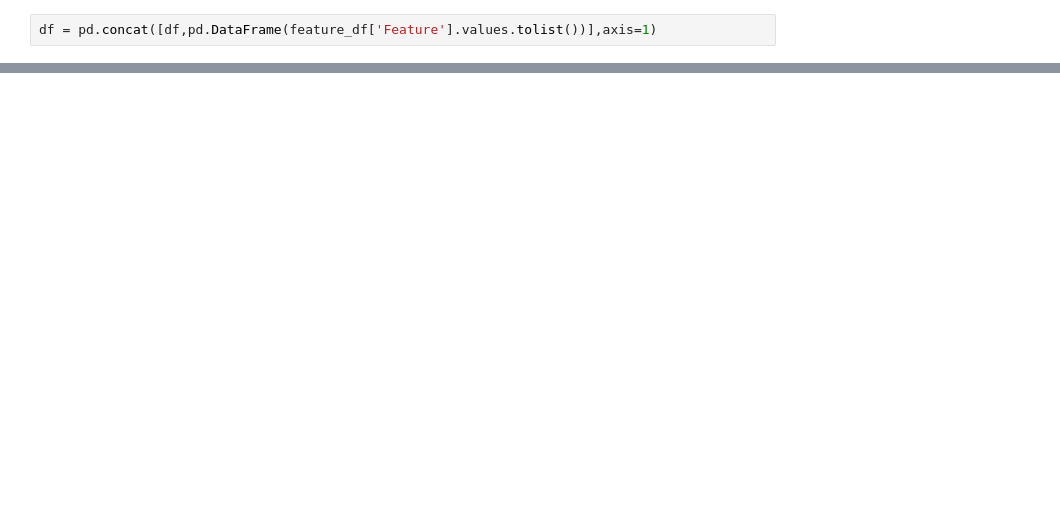
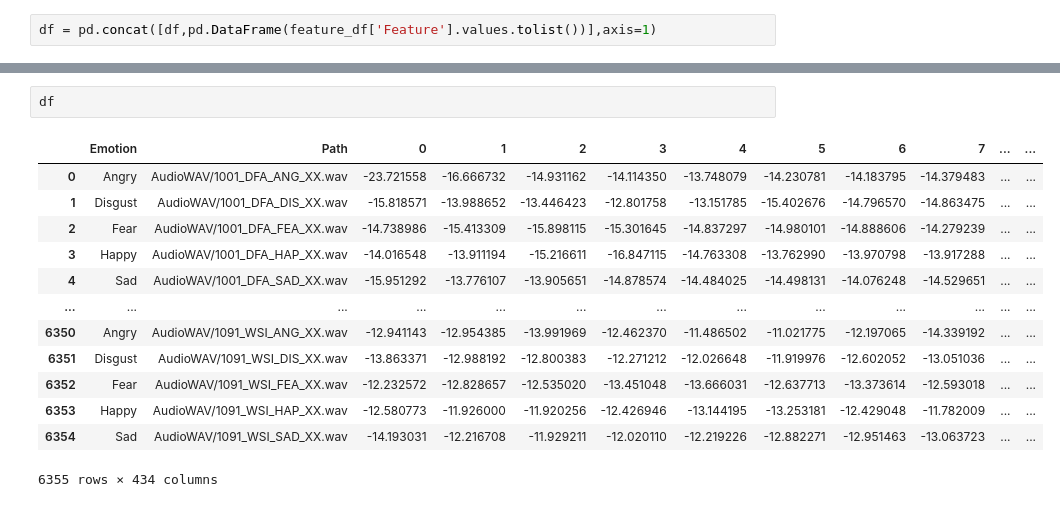
Before and after one commit to prempatell/Audio-Emotion-Detection, a Jupyter notebook: Audio Sentiment Analysis/preprocess.ipynb, the cells around one changed output, grey strips where cells are left out. Cells and saved outputs as stored; diff of their text form; blank space fills up the shorter version.

```diff
--- a/Audio Sentiment Analysis/preprocess.ipynb
+++ b/Audio Sentiment Analysis/preprocess.ipynb
@@ -336,0 +357,16 @@ df.head()
+# %%
+df
+# %% [output]
+|  | Emotion | Path | 0 | 1 | 2 | 3 | 4 | 5 | 6 | 7 | ... | ... |
+| 0 | Angry | AudioWAV/1001_DFA_ANG_XX.wav | -23.721558 | -16.666732 | -14.931162 | -14.114350 | -13.748079 | -14.230781 | -14.183795 | -14.379483 | ... | ... |
+| 1 | Disgust | AudioWAV/1001_DFA_DIS_XX.wav | -15.818571 | -13.988652 | -13.446423 | -12.801758 | -13.151785 | -15.402676 | -14.796570 | -14.863475 | ... | ... |
+| 2 | Fear | AudioWAV/1001_DFA_FEA_XX.wav | -14.738986 | -15.413309 | -15.898115 | -15.301645 | -14.837297 | -14.980101 | -14.888606 | -14.279239 | ... | ... |
+| 3 | Happy | AudioWAV/1001_DFA_HAP_XX.wav | -14.016548 | -13.911194 | -15.216611 | -16.847115 | -14.763308 | -13.762990 | -13.970798 | -13.917288 | ... | ... |
+| 4 | Sad | AudioWAV/1001_DFA_SAD_XX.wav | -15.951292 | -13.776107 | -13.905651 | -14.878574 | -14.484025 | -14.498131 | -14.076248 | -14.529651 | ... | ... |
+| ... | ... | ... | ... | ... | ... | ... | ... | ... | ... | ... | ... | ... |
+| 6350 | Angry | AudioWAV/1091_WSI_ANG_XX.wav | -12.941143 | -12.954385 | -13.991969 | -12.462370 | -11.486502 | -11.021775 | -12.197065 | -14.339192 | ... | ... |
+| 6351 | Disgust | AudioWAV/1091_WSI_DIS_XX.wav | -13.863371 | -12.988192 | -12.800383 | -12.271212 | -12.026648 | -11.919976 | -12.602052 | -13.051036 | ... | ... |
+| 6352 | Fear | AudioWAV/1091_WSI_FEA_XX.wav | -12.232572 | -12.828657 | -12.535020 | -13.451048 | -13.666031 | -12.637713 | -13.373614 | -12.593018 | ... | ... |
+| 6353 | Happy | AudioWAV/1091_WSI_HAP_XX.wav | -12.580773 | -11.926000 | -11.920256 | -12.426946 | -13.144195 | -13.253181 | -12.429048 | -11.782009 | ... | ... |
+| 6354 | Sad | AudioWAV/1091_WSI_SAD_XX.wav | -14.193031 | -12.216708 | -11.929211 | -12.020110 | -12.219226 | -12.882271 | -12.951463 | -13.063723 | ... | ... |
+6355 rows × 434 columns
```
Also changed, not shown: parts of 10 cells of this notebook, 1 other file.
